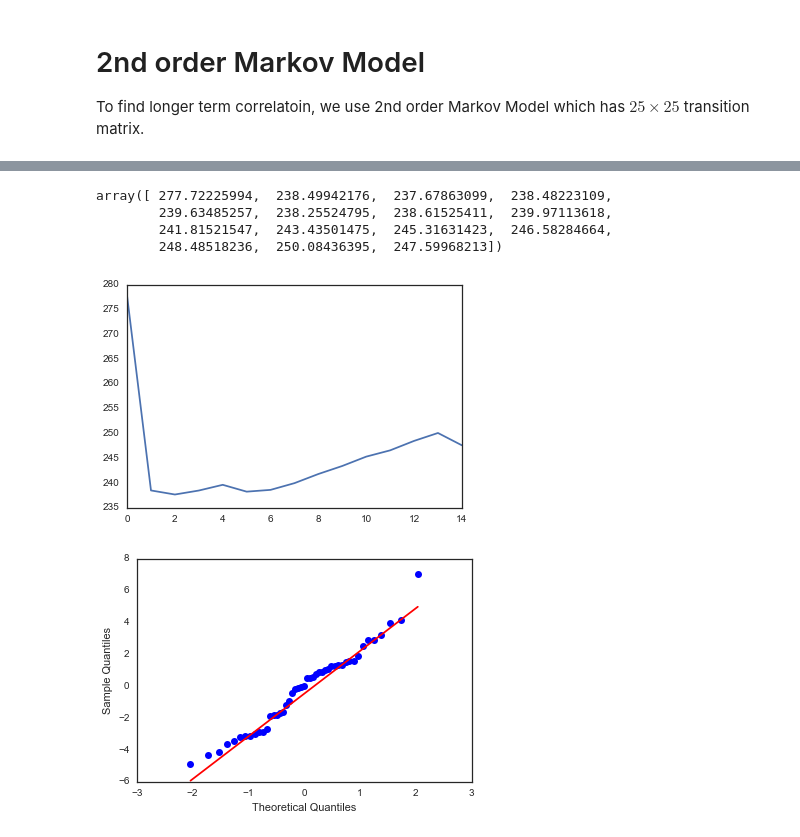
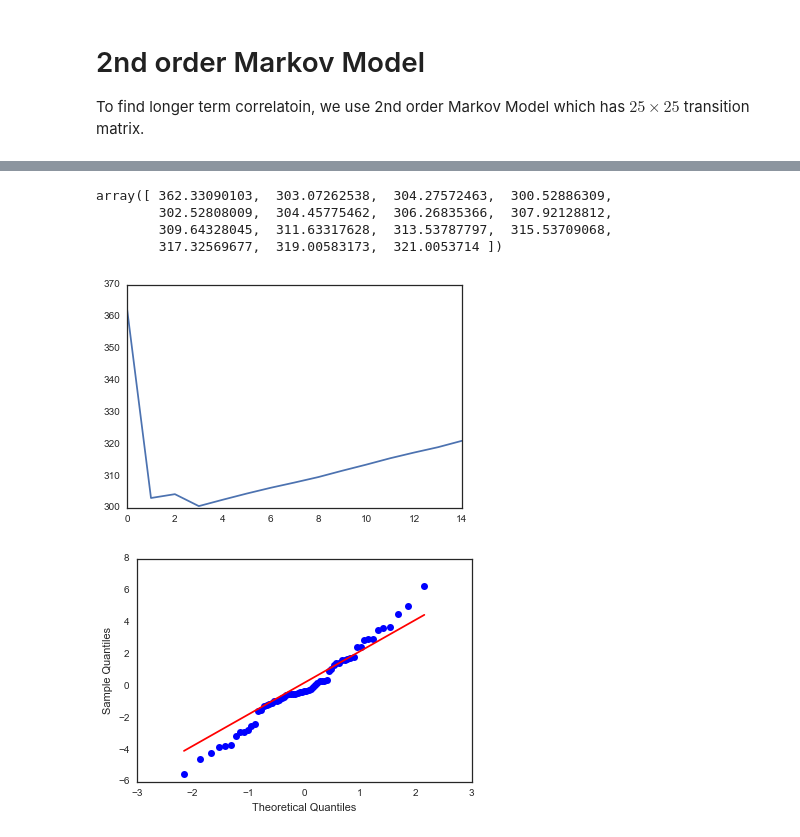
Before and after one commit to AM207Fantasy/am207, a Jupyter notebook: Condition Estimation.ipynb, the cells around one changed output, grey strips where cells are left out. Drawn from its saved outputs; the diff is of its cells as text; code cells hidden in the pictures.

```diff
--- a/Condition Estimation.ipynb
+++ b/Condition Estimation.ipynb
@@ -756,14 +475,16 @@ PlayerState = Kareem
 # %%
 # In order to see the long term trend
-games=30
-Ave=np.zeros(len(PlayerState)/games)
+games=20
+AveScores=np.zeros(len(Scores)/games)
 i=0
 j=0
-for j in range(len(Ave)):
-    Ave[j]=np.sum(PlayerState[i:i+games])/games
+for j in range(len(AveScores)):
+    AveScores[j]=np.sum(Scores[i:i+games])/games
     i+=games
     j+=1
-plt.plot(Ave,lw='5')
-tsaplots.plot_acf( Ave  , lags=20);
-tsaplots.plot_pacf( Ave , lags=20);
+plt.plot(AveScores,lw='5')
+plt.xlabel('games')
+plt.ylabel('Score per game averaged over '+str(games)+' games')
+tsaplots.plot_acf( AveScores  , lags=20);
+tsaplots.plot_pacf( AveScores , lags=20);
 # %% [output]
@@ -773,26 +496,29 @@ tsaplots.plot_pacf( Ave , lags=20);
 # %%
-PlayerState_train = Ave[:47]
-PlayerState_test = Ave[47:]
+# We use first 60 data to train
+AveScores_train = AveScores[:63]
+AveScores_test  = AveScores[63:]
+
+#
 aics=np.zeros(15)
 orders=range(15)
 fits=[]
 for j in orders:
-    fit=sm.tsa.ARMA(PlayerState_train, (j,0)).fit(method="mle")
+    fit=sm.tsa.ARMA( AveScores_train , (j,0)).fit(method="mle")
     fits.append(fit)
     aics[j]=fit.aic
 plt.plot(orders, aics);
 aics
 # %% [output]
-array([ 277.72225994,  238.49942176,  237.67863099,  238.48223109,
-        239.63485257,  238.25524795,  238.61525411,  239.97113618,
-        241.81521547,  243.43501475,  245.31631423,  246.58284664,
-        248.48518236,  250.08436395,  247.59968213])
+array([ 362.33090103,  303.07262538,  304.27572463,  300.52886309,
+        302.52808009,  304.45775462,  306.26835366,  307.92128812,
+        309.64328045,  311.63317628,  313.53787797,  315.53709068,
+        317.32569677,  319.00583173,  321.0053714 ])
-[figure, old version]
+[figure, new version]
 # %%
 from statsmodels.graphics.api import qqplot
 qqplot(fits[10].resid,line='q');
 # %% [output]
-[figure, old version]
+[figure, new version]
 # %%
 fits[10].summary()
 # %% [output]
```
Also changed, not shown: parts of 54 cells of this notebook.
